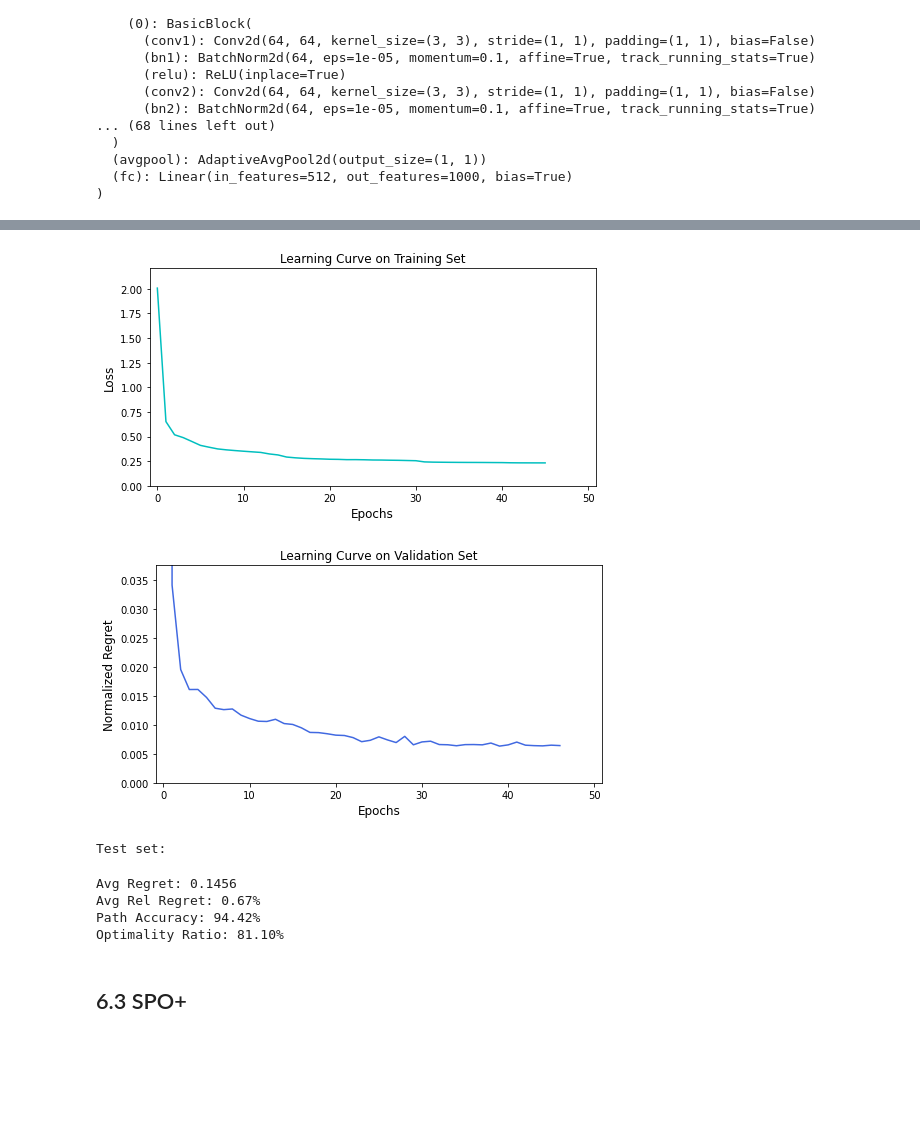
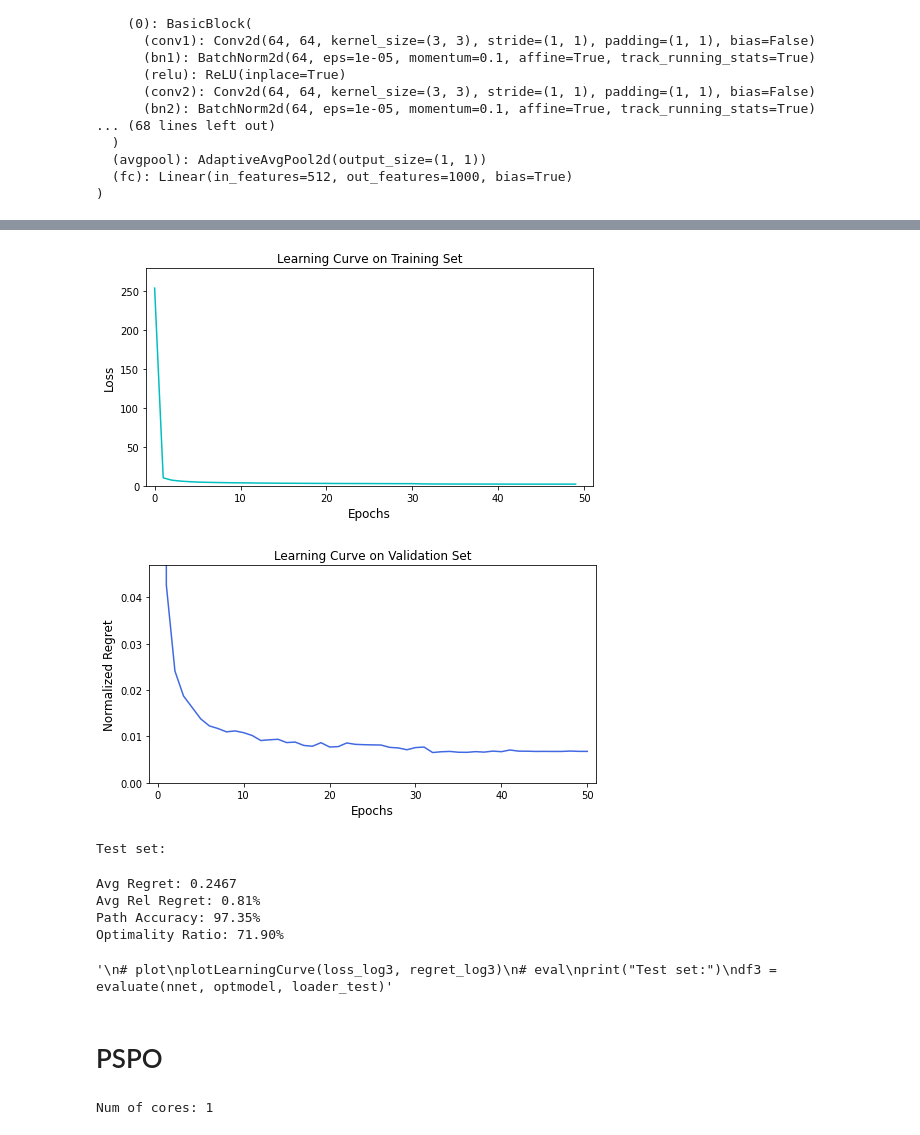
Before and after one commit to qianRaquel/PSPO, a Jupyter notebook: PSPO.ipynb, the cells around one changed output, grey strips where cells are left out. Drawn from its saved outputs; the diff is of its cells as text; code cells hidden in the pictures; blank space fills up the shorter version.

```diff
--- a/PSPO.ipynb
+++ b/PSPO.ipynb
@@ -417,7 +441,7 @@ import numpy as np
 import torch
 class EarlyStopping:
     """Early stops the training if validation loss doesn't improve after a given patience."""
-    def __init__(self, patience=7, verbose=False, delta=0.0, path='checkpoint.pth', trace_func=print):
+    def __init__(self, patience=7, verbose=False, delta=0, path='checkpoint.pth', trace_func=print):
         """
         Args:
             patience (int): How long to wait after last time validation loss improved.
@@ -544,7 +566,7 @@ lr = 5e-4
 log_step = 1
 # %%
 # init net
-nnet = partialResNet(k=12)#k is equal to map size
+nnet = partialResNet(k=18)#k is equal to map size
 # cuda
 if torch.cuda.is_available():
     nnet = nnet.cuda()
@@ -556,7 +601,7 @@ mseloss = nn.MSELoss()
 # %%
 # set stopper
 #stopper = earlyStopper(patience=7)
-early_stopping = EarlyStopping(patience=7, verbose=True,path='./model_weights/TS0424.pth')
+early_stopping = EarlyStopping(patience=50,delta=0,verbose=True,path='/content/drive/MyDrive/PSPO/18/TS.pth')
 # train
 loss_log1, regret_log1 = [], [pyepo.metric.regret(nnet, optmodel, loader_val)]
 tbar = tqdm(range(epochs))
@@ -576,10 +621,11 @@ for epoch in tbar:
         loss.backward()
         optimizer.step()
         # log
+        tbar.set_description("Epoch: {:2}, Loss: {:3.4f}".format(epoch,loss.item()))
         train_loss += loss.item()
         batch_idx+=1
     loss_log1.append(train_loss/batch_idx)
-    tbar.set_description("Epoch: {:2}, Loss: {:3.4f}".format(epoch, train_loss/batch_idx))
+
     # scheduled learning rate
     if (epoch == int(epochs*0.6)) or (epoch == int(epochs*0.8)):
         for g in optimizer.param_groups:
@@ -603,0 +679,15 @@ KeyboardInterrupt
+# %%
+# init net
+nnet = partialResNet(k=18)
+# cuda
+if torch.cuda.is_available():
+    nnet = nnet.cuda()
+#load parameters from mse
+#checkpoint = torch.load('/content/drive/MyDrive/nnet_pyepo_mse_k=30_10000.pth')
+#nnet.load_state_dict(checkpoint['net'])
+# set optimizer
+optimizer = torch.optim.Adam(nnet.parameters(), lr=lr)
+# set stopper
+early_stopping = EarlyStopping(patience=50,delta=0, verbose=True,path='/content/drive/MyDrive/PSPO/18/SPO.pth')
+# set loss
+spoploss = pyepo.func.SPOPlus(optmodel, processes=1)
@@ -686,17 +759,26 @@ NameError: name 'wpi' is not defined
 # %%
 # plot
-plotLearningCurve(loss_log1, regret_log1)
-np.savetxt("/content/drive/MyDrive/PSPO/12/TS_loss_log1.csv", np.array(loss_log1))
-np.savetxt("/content/drive/MyDrive/PSPO/12/TS_regret_log1.csv", np.array(regret_log1))
+plotLearningCurve(loss_log2, regret_log2)
+np.savetxt("/content/drive/MyDrive/PSPO/18/SPO_loss_log2.csv", np.array(loss_log2))
+np.savetxt("/content/drive/MyDrive/PSPO/18/SPO_regret_log2.csv", np.array(regret_log2))
 # eval
-nnet.load_state_dict(torch.load('/content/drive/MyDrive/PSPO/12/TS.pth'))
+nnet.load_state_dict(torch.load('/content/drive/MyDrive/PSPO/18/SPO.pth'))
 print("Test set:")
-df1 = evaluate(nnet, optmodel, loader_test)
+df2 = evaluate(nnet, optmodel, loader_test)
+df2.to_csv("/content/drive/MyDrive/PSPO/18/SPO_evaluate.csv")
+
+'''
+# plot
+plotLearningCurve(loss_log3, regret_log3)
+# eval
+print("Test set:")
+df3 = evaluate(nnet, optmodel, loader_test)'''
 # %% [output]
-[figure, old version]
+[figure, new version]
-[figure, old version]
+[figure, new version]
 Test set:
-Avg Regret: 0.1456
-Avg Rel Regret: 0.67%
-Path Accuracy: 94.42%
-Optimality Ratio: 81.10%
+Avg Regret: 0.2467
+Avg Rel Regret: 0.81%
+Path Accuracy: 97.35%
+Optimality Ratio: 71.90%
+'\n# plot\nplotLearningCurve(loss_log3, regret_log3)\n# eval\nprint("Test set:")\ndf3 = evaluate(nnet, optmodel, loader_test)'
@@ -714,12 +785,18 @@ np.savetxt("/content/drive/MyDrive/nnet_pyepo_mse_k=30_10000regret_log1.csv", np
-# %% [markdown]
-## 6.3 SPO+
+# %% [markdown]
+# PSPO
 # %%
 # init net
-nnet = partialResNet(k=12)
+nnet = partialResNet(k=18)
 # cuda
 if torch.cuda.is_available():
     nnet = nnet.cuda()
+#load parameters from pretrain model
+nnet.load_state_dict(torch.load('/content/drive/MyDrive/PSPO/18/TS.pth'))
 # set optimizer
 optimizer = torch.optim.Adam(nnet.parameters(), lr=lr)
 # set stopper
-#stopper = earlyStopper(patience=7)
+early_stopping = EarlyStopping(patience=7,delta=0, verbose=True,path='/content/drive/MyDrive/PSPO/18/PSPO.pth')
+# set loss
+spoploss = pyepo.func.SPOPlus(optmodel, processes=1)
+# %% [output]
+Num of cores: 1
```
Also changed, not shown: parts of 99 cells of this notebook.
